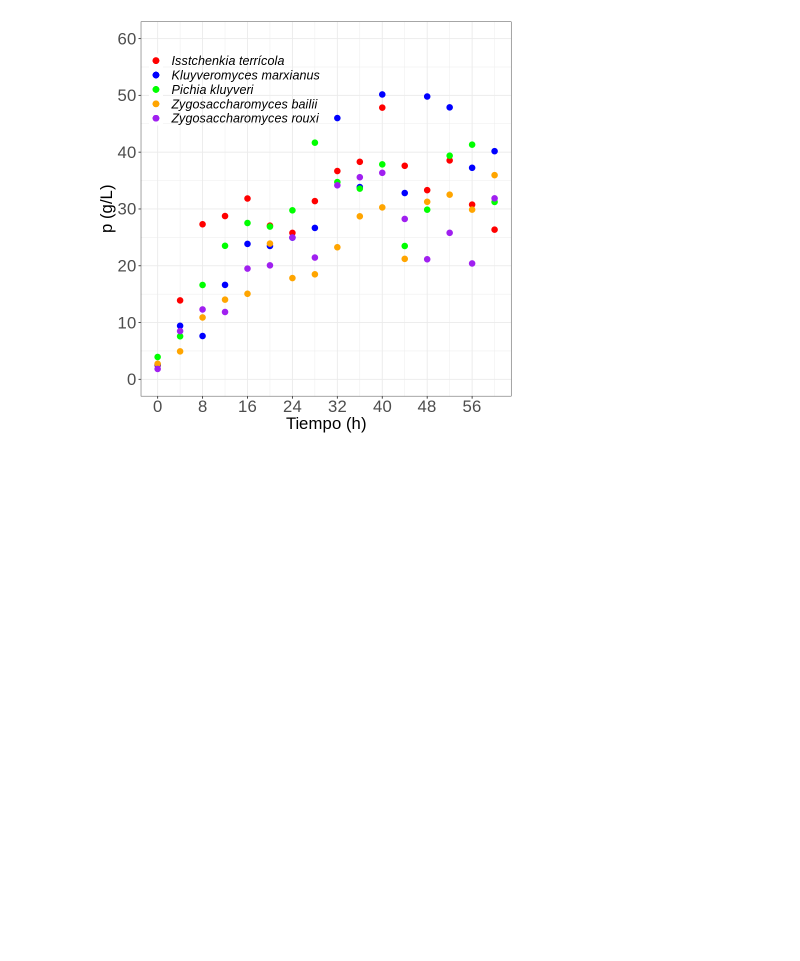
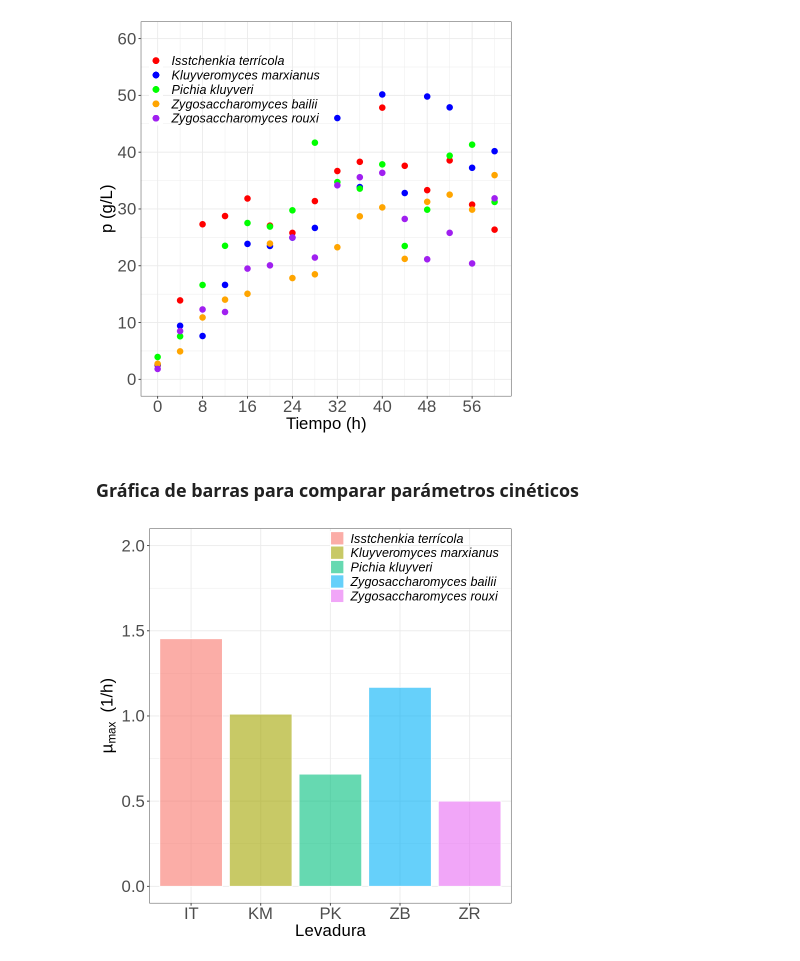
Before and after one commit to JuanM-GG/modelos-tesis, a Jupyter notebook: optimizacion_parametrica_monod.ipynb, the cells around one changed output. Cells and saved outputs as stored; diff of their text form; code cells hidden in the pictures; blank space fills up the shorter version.

```diff
--- a/optimizacion_parametrica_monod.ipynb
+++ b/optimizacion_parametrica_monod.ipynb
@@ -1115,3 +1125,33 @@ ggplot(data_it, aes(time,p,color = "Isstchenkia terrícola")) +
             legend.background = element_rect(fill=NA))
 # %% [output]
 [figure]
+# %% [markdown]
+### Gráfica de barras para comparar parámetros cinéticos
+# %%
+data_mu <- data.frame(lev = c("IT","KM","PK","ZB","ZR"),
+                    mu = c(GA_it@solution[1], GA_km@solution[1], GA_pk@solution[1],
+                    GA_zb@solution[1], GA_zr@solution[1]))
+# %%
+ggplot(data=data_mu, aes(x=lev, y=mu, fill = lev)) +
+  geom_bar(stat="identity", color="white", alpha = 0.6) +
+  xlab("Levadura") +
+  ylim(c(0,2)) +
+  scale_fill_discrete(name = "", labels = c("Isstchenkia terrícola",
+  "Kluyveromyces marxianus", "Pichia kluyveri","Zygosaccharomyces bailii",
+  "Zygosaccharomyces rouxi")) +
+  theme_bw() +
+  theme(
+            plot.title = element_text(size=25),
+            axis.text = element_text(size=20),
+            axis.title = element_text(size=20),
+            legend.title = element_text(size=15),
+            legend.text = element_text(size=15, face = "italic",   ),
+            legend.position = c(0.73, 0.92),
+            legend.background = element_rect(fill=NA))+
+            labs(
+                y = expression(paste(mu[max], "  (1/h)"))
+
+
+        )
+# %% [output]
+[figure, added]
```
Also changed, not shown: parts of 7 cells of this notebook.
